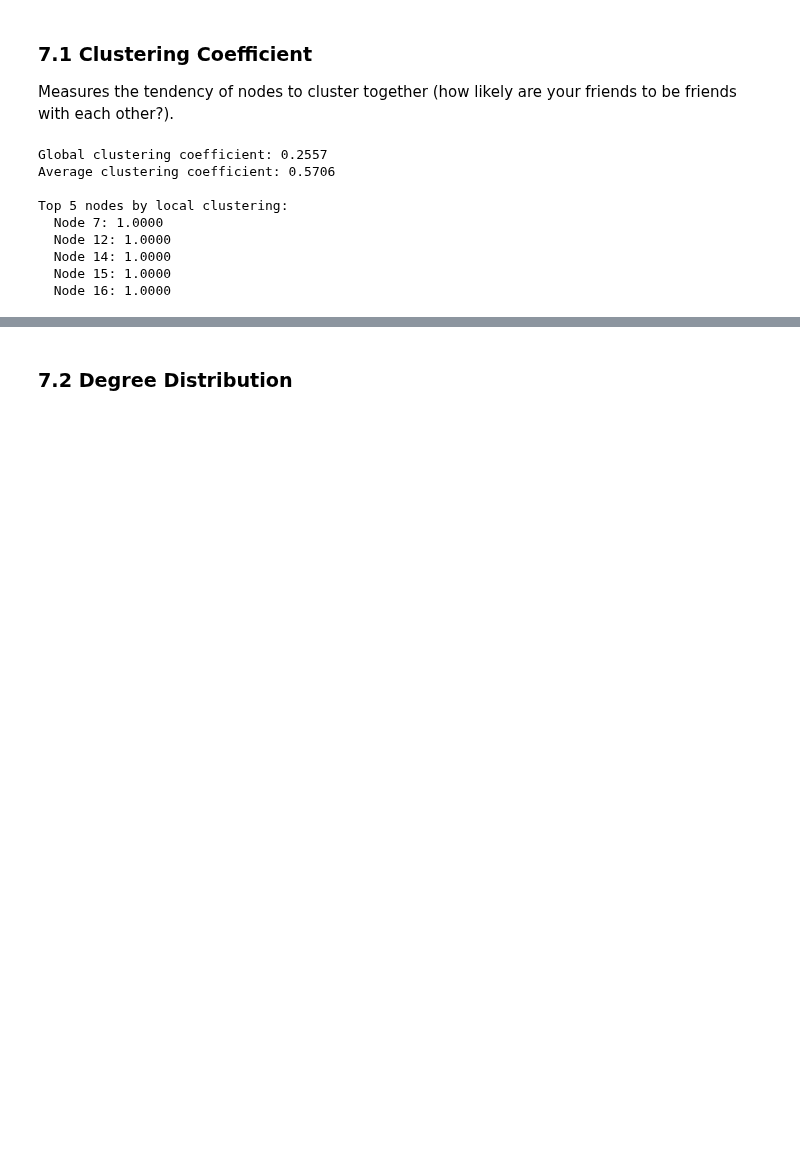
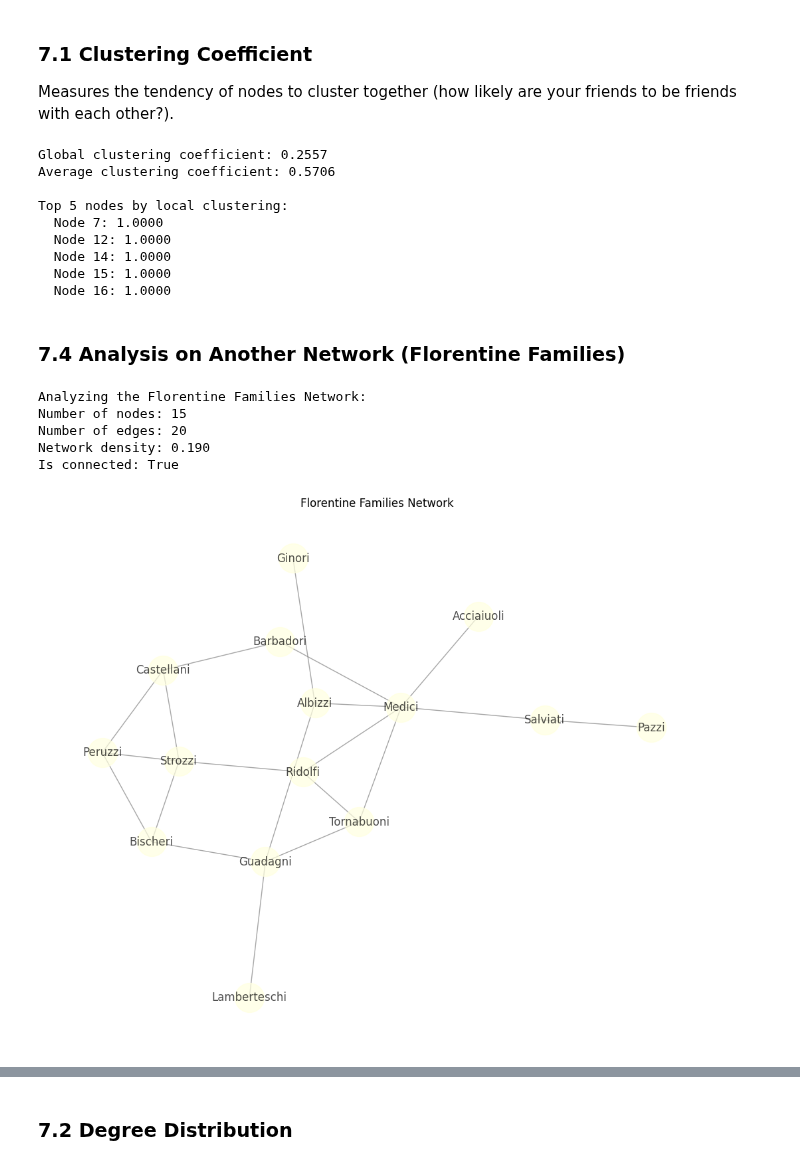
Before and after one commit to giordano-demarzo/giordano-demarzo.github.io, a Jupyter notebook: files/network_science_26/exercises/networkx_introduction.ipynb, the cells around one changed output, grey strips where cells are left out. Saved outputs shown, nothing was run; the diff lists cells and outputs as text; code cells hidden in the pictures; blank space fills up the shorter version.

Commit message:
Updated coding session with florentine families

```diff
--- a/files/network_science_26/exercises/networkx_introduction.ipynb
+++ b/files/network_science_26/exercises/networkx_introduction.ipynb
@@ -655,3 +656,31 @@ Top 5 nodes by local clustering:
   Node 14: 1.0000
   Node 15: 1.0000
   Node 16: 1.0000
+# %% [markdown]
+### 7.4 Analysis on Another Network (Florentine Families)
+# %%
+# Load another network from nx.datasets - Florentine families
+G_florence = nx.florentine_families_graph()
+
+print(f"Analyzing the Florentine Families Network:")
+print(f"Number of nodes: {G_florence.number_of_nodes()}")
+print(f"Number of edges: {G_florence.number_of_edges()}")
+print(f"Network density: {nx.density(G_florence):.3f}")
+print(f"Is connected: {nx.is_connected(G_florence)}")
+if not nx.is_connected(G_florence):
+    print(f"Number of connected components: {nx.number_connected_components(G_florence)}")
+
+# Visualize the network
+plt.figure(figsize=(10, 8))
+pos = nx.spring_layout(G_florence, seed=42)
+nx.draw(G_florence, pos, with_labels=True, node_color='lightyellow',
+        node_size=1000, font_size=12, edge_color='gray', alpha=0.7)
+plt.title("Florentine Families Network")
+plt.show()
+# %% [output]
+Analyzing the Florentine Families Network:
+Number of nodes: 15
+Number of edges: 20
+Network density: 0.190
+Is connected: True
+[figure, added]
```
Also changed, not shown: parts of 13 cells of this notebook.
